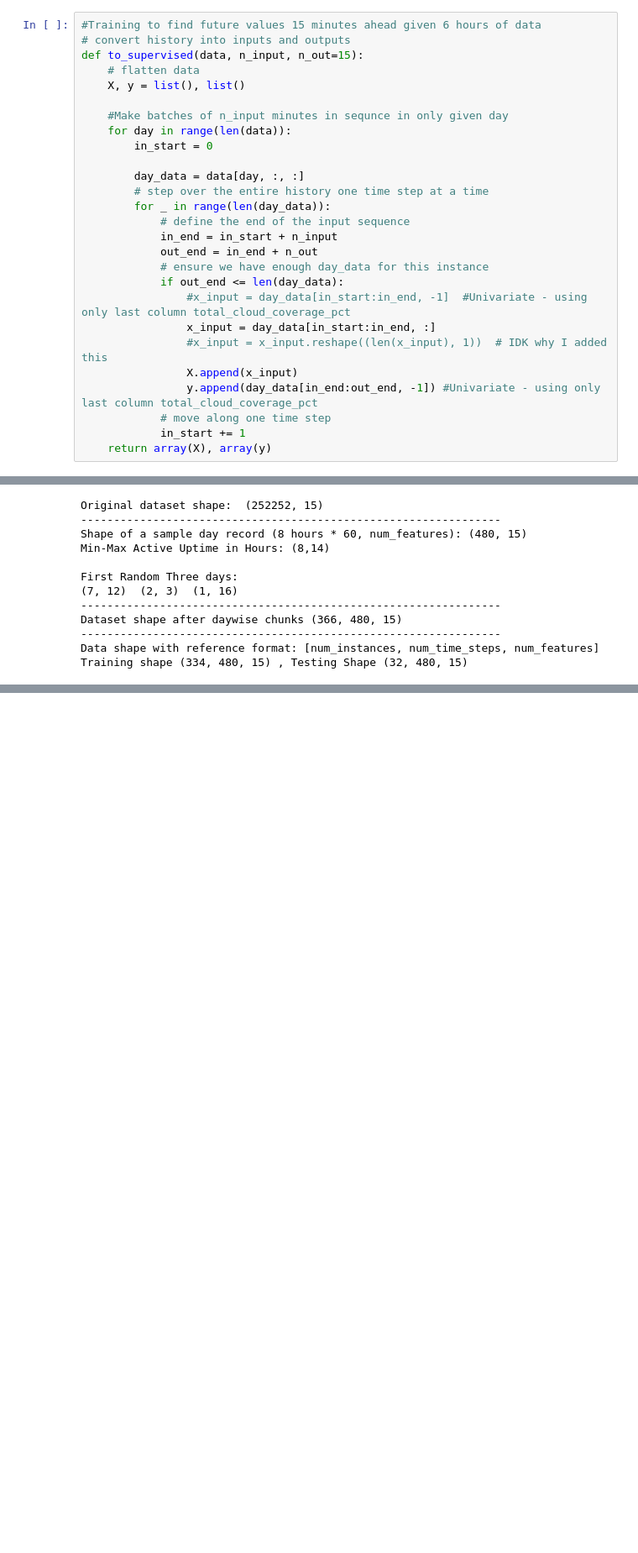
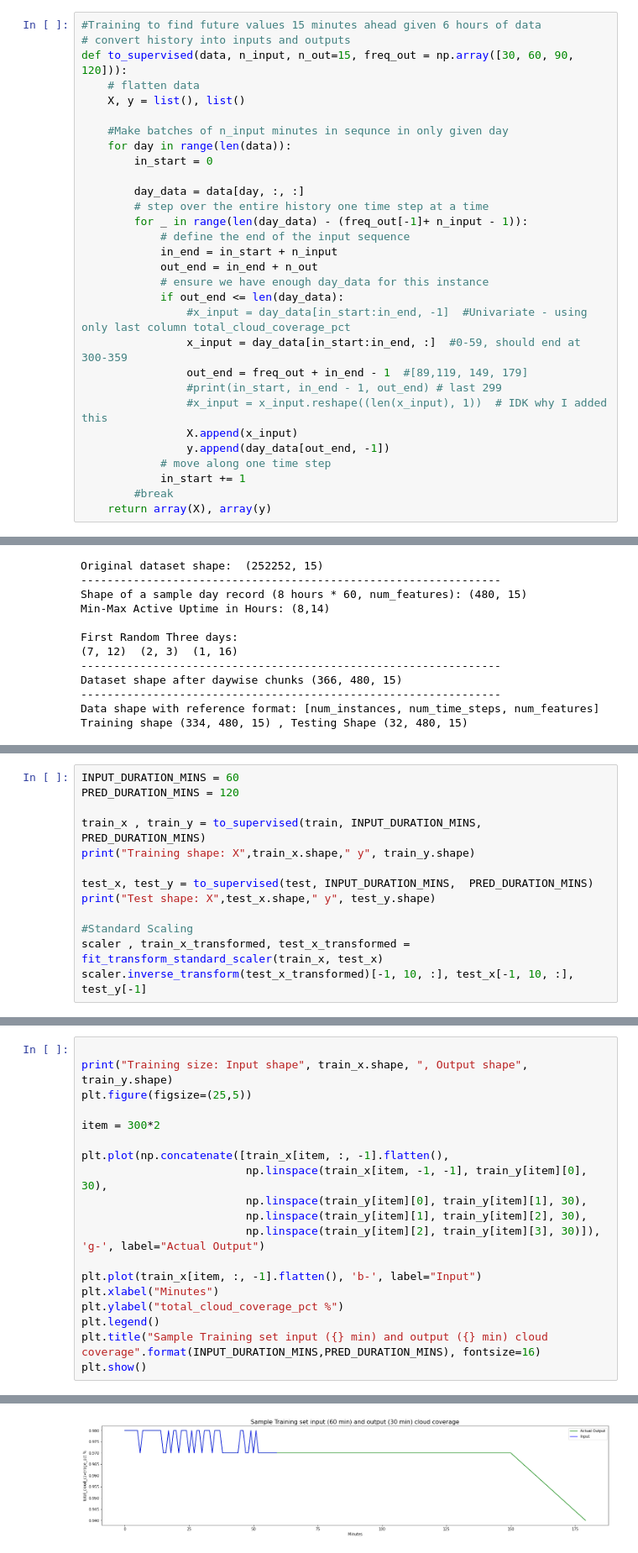
Before and after one commit to mrutyunjay17/solar-cloud-coverage-prediction, a Jupyter notebook: experiment_full.ipynb, the cells around one changed output, grey strips where cells are left out. Shown at 84% size. Saved outputs shown, nothing was run; the diff lists cells and outputs as text; blank space fills up the shorter version.

```diff
--- a/experiment_full.ipynb
+++ b/experiment_full.ipynb
@@ -150,7 +150,7 @@ weather_models = {}
 # %%
 #Training to find future values 15 minutes ahead given 6 hours of data
 # convert history into inputs and outputs
-def to_supervised(data, n_input, n_out=15):
+def to_supervised(data, n_input, n_out=15, freq_out = np.array([30, 60, 90, 120])):
     # flatten data
     X, y = list(), list()
 
@@ -160,19 +160,22 @@ def to_supervised(data, n_input, n_out=15):
 
         day_data = data[day, :, :]
         # step over the entire history one time step at a time
-        for _ in range(len(day_data)):
+        for _ in range(len(day_data) - (freq_out[-1]+ n_input - 1)):
             # define the end of the input sequence
             in_end = in_start + n_input
             out_end = in_end + n_out
             # ensure we have enough day_data for this instance
             if out_end <= len(day_data):
                 #x_input = day_data[in_start:in_end, -1]  #Univariate - using only last column total_cloud_coverage_pct
-                x_input = day_data[in_start:in_end, :]
+                x_input = day_data[in_start:in_end, :]  #0-59, should end at 300-359
+                out_end = freq_out + in_end - 1  #[89,119, 149, 179]
+                #print(in_start, in_end - 1, out_end) # last 299
                 #x_input = x_input.reshape((len(x_input), 1))  # IDK why I added this
                 X.append(x_input)
-                y.append(day_data[in_end:out_end, -1]) #Univariate - using only last column total_cloud_coverage_pct
+                y.append(day_data[out_end, -1])
             # move along one time step
             in_start += 1
+        #break
     return array(X), array(y)
 # %%
 
@@ -255,0 +274,13 @@ Univariate Training Set size for only 8 hours of data in minutes (57, 480, 15)
+# %%
+INPUT_DURATION_MINS = 60
+PRED_DURATION_MINS = 120
+
+train_x , train_y = to_supervised(train, INPUT_DURATION_MINS,  PRED_DURATION_MINS)
+print("Training shape: X",train_x.shape," y", train_y.shape)
+
+test_x, test_y = to_supervised(test, INPUT_DURATION_MINS,  PRED_DURATION_MINS)
+print("Test shape: X",test_x.shape," y", test_y.shape)
+
+#Standard Scaling
+scaler , train_x_transformed, test_x_transformed = fit_transform_standard_scaler(train_x, test_x)
+scaler.inverse_transform(test_x_transformed)[-1, 10, :], test_x[-1, 10, :], test_y[-1]
@@ -255,0 +299,20 @@ Univariate Training Set size for only 8 hours of data in minutes (57, 480, 15)
+# %%
+
+print("Training size: Input shape", train_x.shape, ", Output shape", train_y.shape)
+plt.figure(figsize=(25,5))
+
+item = 300*2
+
+plt.plot(np.concatenate([train_x[item, :, -1].flatten(),
+                         np.linspace(train_x[item, -1, -1], train_y[item][0], 30),
+                         np.linspace(train_y[item][0], train_y[item][1], 30),
+                         np.linspace(train_y[item][1], train_y[item][2], 30),
+                         np.linspace(train_y[item][2], train_y[item][3], 30)]), 'g-', label="Actual Output")
+
+plt.plot(train_x[item, :, -1].flatten(), 'b-', label="Input")
+plt.xlabel("Minutes")
+plt.ylabel("total_cloud_coverage_pct %")
+plt.legend()
+plt.title("Sample Training set input ({} min) and output ({} min) cloud coverage".format(INPUT_DURATION_MINS,PRED_DURATION_MINS), fontsize=16)
+plt.show()
+# %% [output]
@@ -255,0 +320 @@ Univariate Training Set size for only 8 hours of data in minutes (57, 480, 15)
+[figure, added]
```
Also changed, not shown: parts of 19 cells of this notebook, 5 other files.
